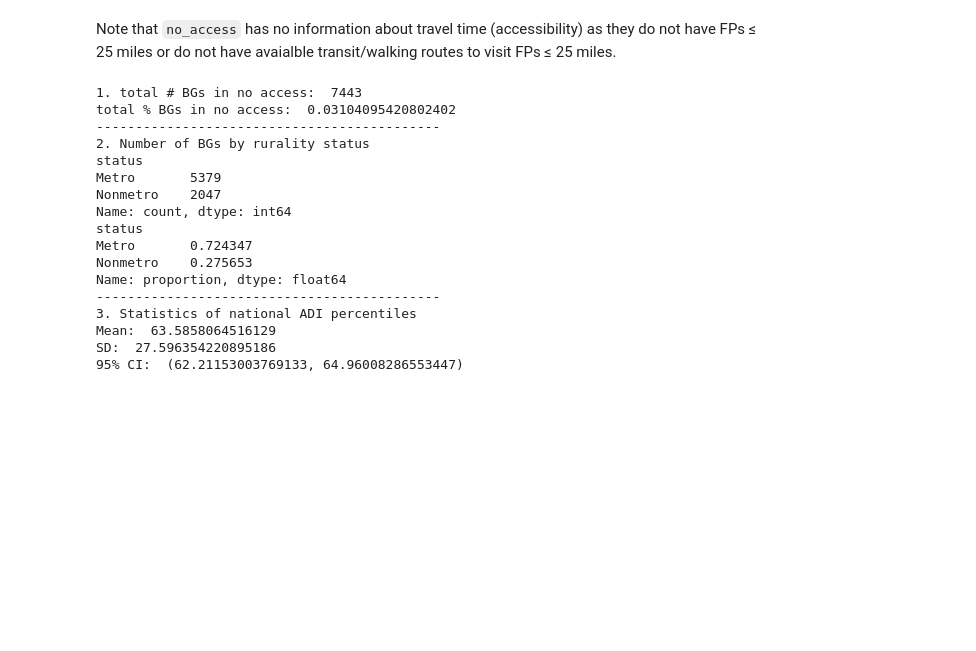
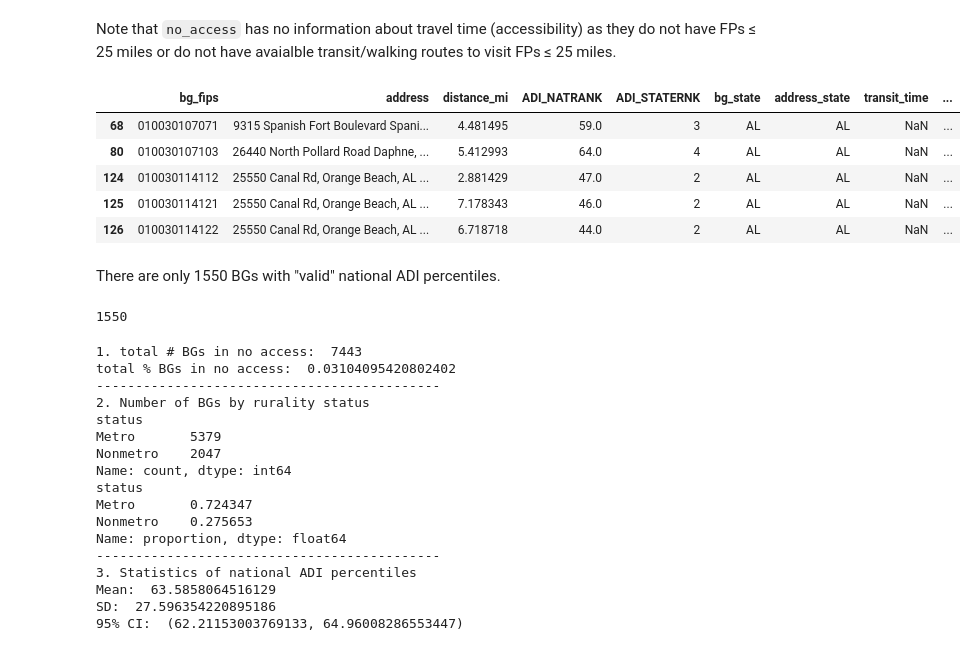
Before and after one commit to mimn97/pantry-research, a Jupyter notebook: notebooks/main.ipynb, the cells around one changed output. Saved outputs shown, nothing was run; the diff lists cells and outputs as text; code cells hidden in the pictures; blank space fills up the shorter version.

```diff
--- a/notebooks/main.ipynb
+++ b/notebooks/main.ipynb
@@ -459,6 +459,21 @@ Note that `no_access` has no information about travel time (accessibility) as th
 # %%
 no_access = bg_access.loc[(bg_access.transit_time.isna()) & (bg_access.walking_time.isna())]
 no_access['access'] = no_access.progress_apply(lambda x:shorter_travel(x.transit_time, x.walking_time), axis=1)
+# %%
+no_access.head()
+# %% [output]
+|  | bg_fips | address | distance_mi | ADI_NATRANK | ADI_STATERNK | bg_state | address_state | transit_time | ... |
+| 68 | 010030107071 | 9315 Spanish Fort Boulevard Spani... | 4.481495 | 59.0 | 3 | AL | AL | NaN | ... |
+| 80 | 010030107103 | 26440 North Pollard Road Daphne, ... | 5.412993 | 64.0 | 4 | AL | AL | NaN | ... |
+| 124 | 010030114112 | 25550 Canal Rd, Orange Beach, AL ... | 2.881429 | 47.0 | 2 | AL | AL | NaN | ... |
+| 125 | 010030114121 | 25550 Canal Rd, Orange Beach, AL ... | 7.178343 | 46.0 | 2 | AL | AL | NaN | ... |
+| 126 | 010030114122 | 25550 Canal Rd, Orange Beach, AL ... | 6.718718 | 44.0 | 2 | AL | AL | NaN | ... |
+# %% [markdown]
+There are only 1550 BGs with "valid" national ADI percentiles.
+# %%
+no_access.loc[~no_access.ADI_NATRANK.isna()].shape[0]
+# %% [output]
+1550
 # %%
 print('1. total # BGs in no access: ', len(no_access))
 print('total % BGs in no access: ', len(no_access)/len(bg_access))
```
Also changed, not shown: 1 other file.
